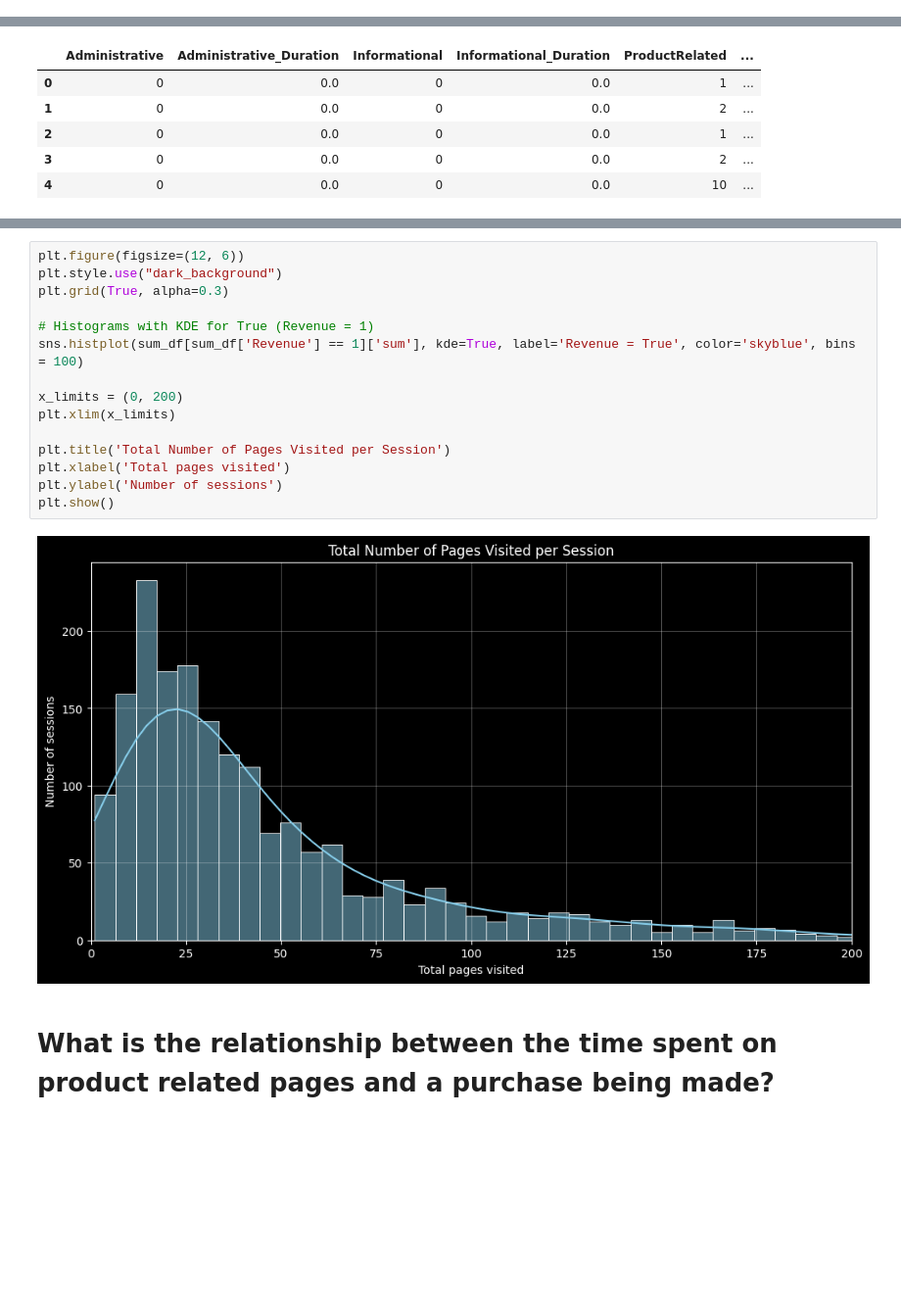
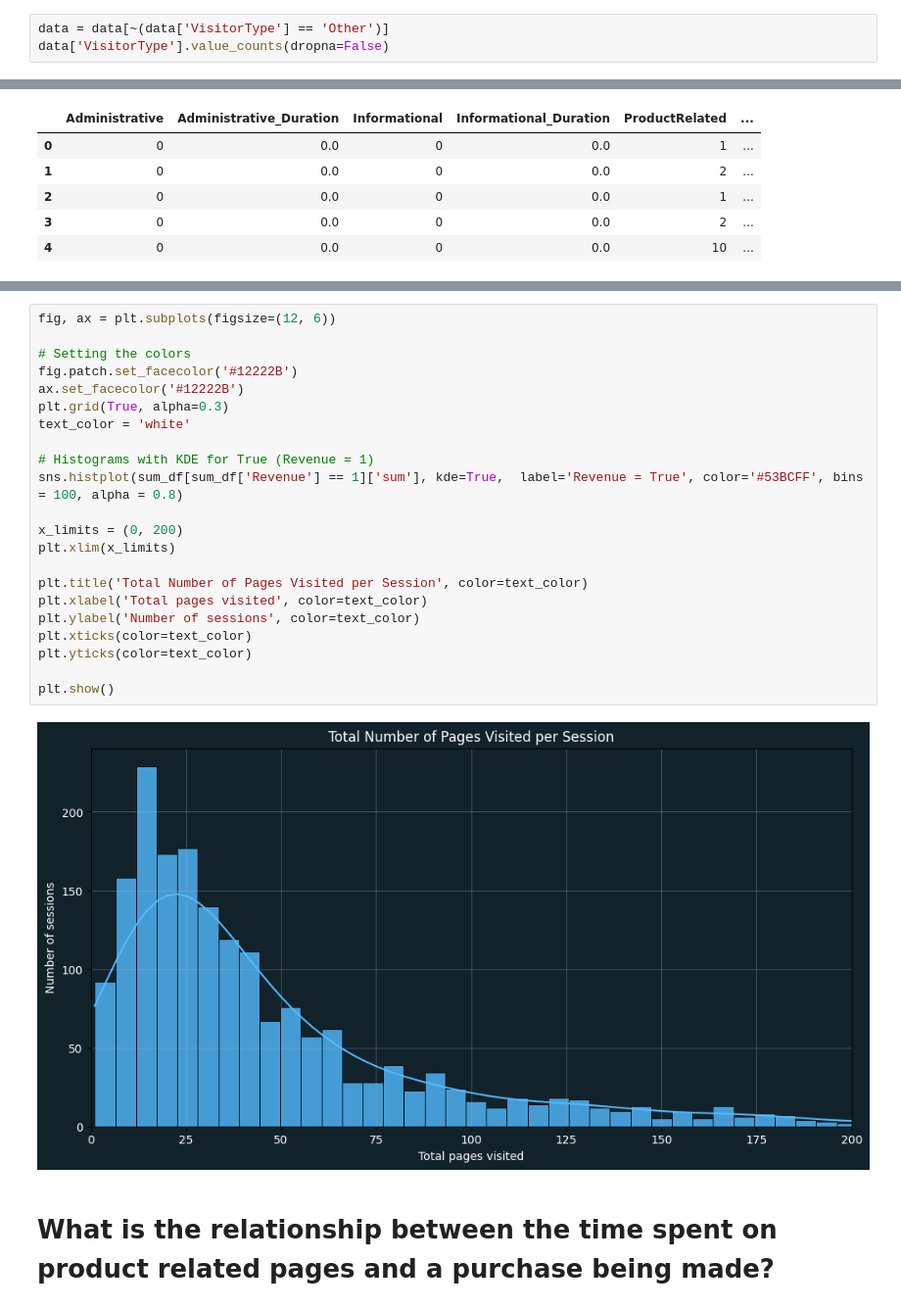
Before and after one commit to Senda-Nasr/E-Commerce-Behavior-Analysis, a Jupyter notebook: notebooks/data_cleaning_and_EDA.ipynb, the cells around one changed output, grey strips where cells are left out. Shown at 98% size. Saved outputs shown, nothing was run; the diff lists cells and outputs as text; blank space fills up the shorter version.

```diff
--- a/notebooks/data_cleaning_and_EDA.ipynb
+++ b/notebooks/data_cleaning_and_EDA.ipynb
@@ -124,0 +146,3 @@ data[data.duplicated()]
+# %%
+data = data[~(data['VisitorType'] == 'Other')]
+data['VisitorType'].value_counts(dropna=False)
@@ -217,21 +246,28 @@ sum_df.describe()
 | max | 27.000000 | 3398.750000 | 24.000000 | 2549.375000 | 705.000000 | ... |
 # %%
-plt.figure(figsize=(12, 6))
-plt.style.use("dark_background")
+fig, ax = plt.subplots(figsize=(12, 6))
+
+# Setting the colors
+fig.patch.set_facecolor('#12222B')
+ax.set_facecolor('#12222B')
 plt.grid(True, alpha=0.3)
+text_color = 'white'
 
 # Histograms with KDE for True (Revenue = 1)
-sns.histplot(sum_df[sum_df['Revenue'] == 1]['sum'], kde=True, label='Revenue = True', color='skyblue', bins = 100)
+sns.histplot(sum_df[sum_df['Revenue'] == 1]['sum'], kde=True,  label='Revenue = True', color='#53BCFF', bins = 100, alpha = 0.8)
 
 x_limits = (0, 200)
 plt.xlim(x_limits)
 
-plt.title('Total Number of Pages Visited per Session')
-plt.xlabel('Total pages visited')
-plt.ylabel('Number of sessions')
+plt.title('Total Number of Pages Visited per Session', color=text_color)
+plt.xlabel('Total pages visited', color=text_color)
+plt.ylabel('Number of sessions', color=text_color)
+plt.xticks(color=text_color)
+plt.yticks(color=text_color)
+
 plt.show()
 # %% [output]
-[figure, old version]
+[figure, new version]
 # %% [markdown]
 # What is the relationship between the time spent on product related pages and a purchase being made?
 # %%
```
Also changed, not shown: parts of 29 cells of this notebook, 1 other file.
